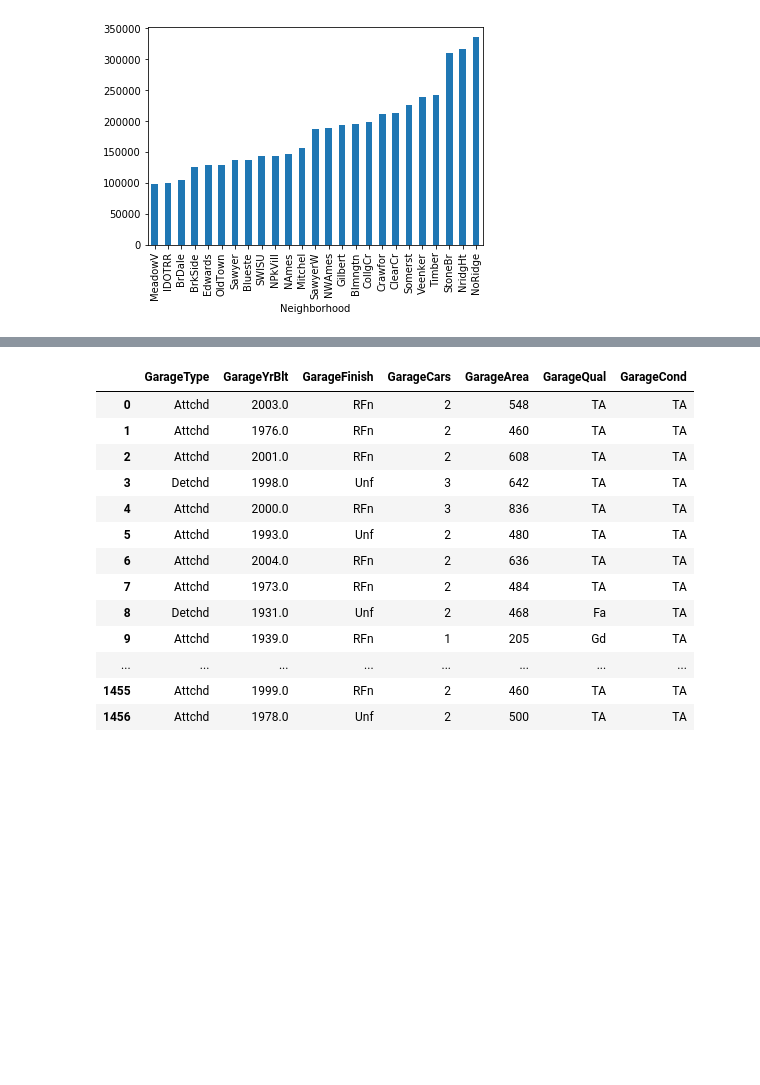
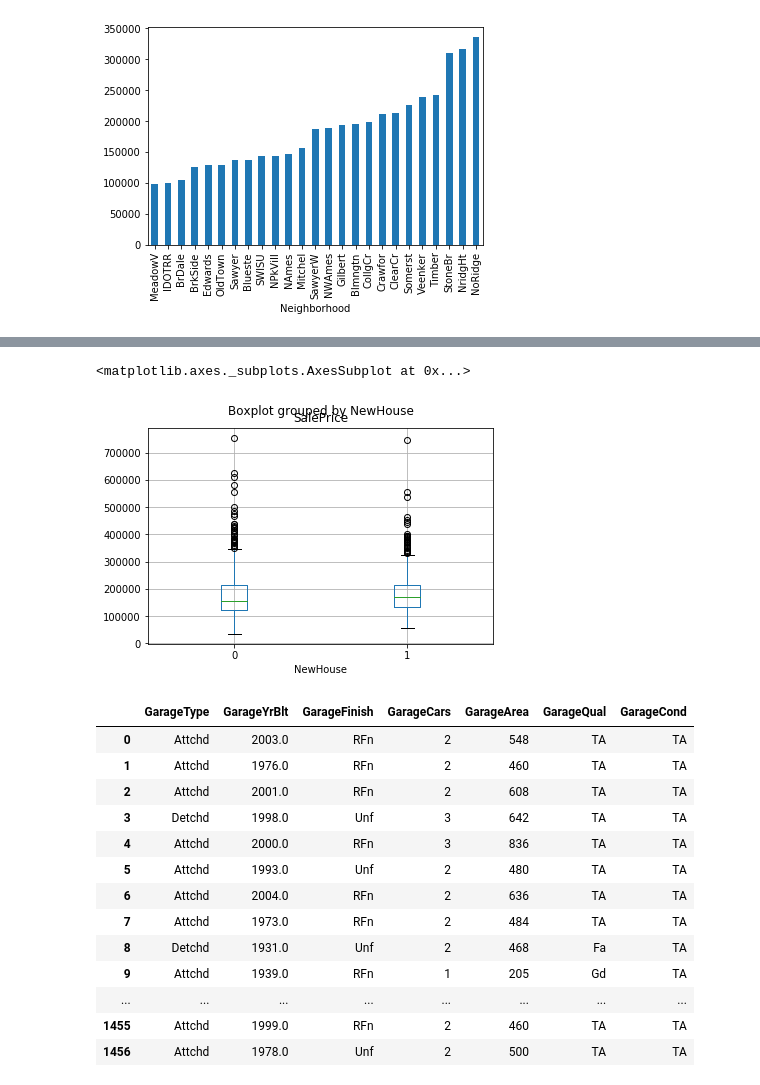
Before and after one commit to miketibb/Housing-Prices, a Jupyter notebook: Xgboost_Price.ipynb, the cells around one changed output, grey strips where cells are left out. Saved outputs shown, nothing was run; the diff lists cells and outputs as text; code cells hidden in the pictures; blank space fills up the shorter version.

```diff
--- a/Xgboost_Price.ipynb
+++ b/Xgboost_Price.ipynb
@@ -75,3 +114,9 @@ X['NewHouse'] = np.where(X['YearBuilt'] == X['YearRemodAdd'], 1, 0)
+# %%
+data['NewHouse'] = np.where(data['YearBuilt'] == data['YearRemodAdd'], 1, 0)
+data.boxplot(column='SalePrice', by='NewHouse')
+# %% [output]
+<matplotlib.axes._subplots.AxesSubplot at 0x...>
+[figure, added]
 # %%
 Garage = X[['GarageType', 'GarageYrBlt', 'GarageFinish',
            'GarageCars', 'GarageArea', 'GarageQual', 'GarageCond']]
```
Also changed, not shown: parts of 7 cells of this notebook.
